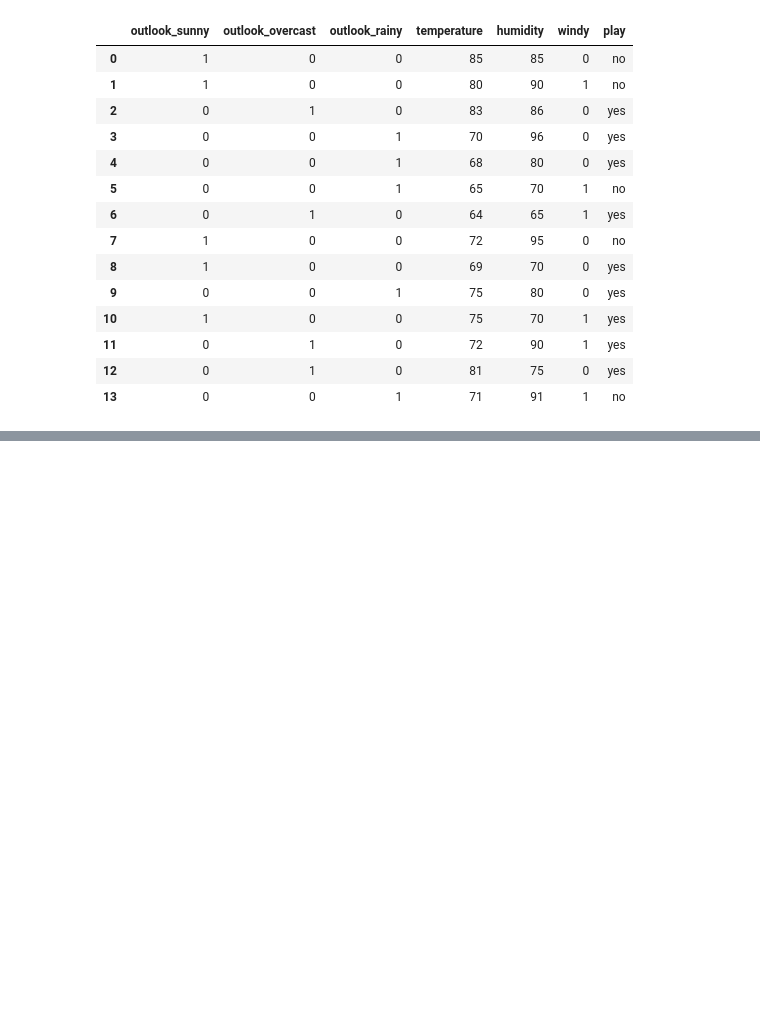
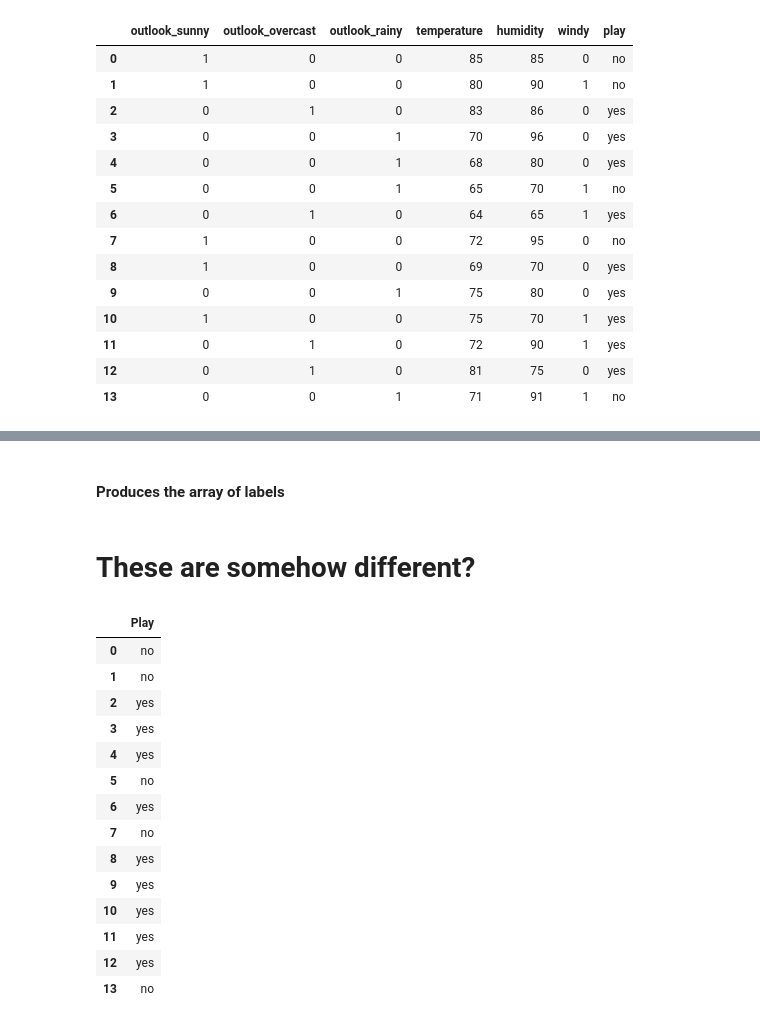
Before and after one commit to HexRoy/CSC310-A3, a Jupyter notebook: Notebook.ipynb, the cells around one changed output, grey strips where cells are left out. Cells and saved outputs as stored; diff of their text form; code cells hidden in the pictures; blank space fills up the shorter version.

```diff
--- a/Notebook.ipynb
+++ b/Notebook.ipynb
@@ -27,0 +83,28 @@ tennis_dtree = tree.DecisionTreeClassifier(criterion='entropy')
+# %% [markdown]
+#### Produces the array of labels
+# %%
+predict_array = tennis_dtree.predict(tennis_numerical)
+# %%
+predicted_labels = pd.DataFrame(predict_array)
+# %%
+predicted_labels.columns = ['Play']
+# %% [markdown]
+# These are somehow different?
+# %%
+predicted_labels
+# %% [output]
+|  | Play |
+| 0 | no |
+| 1 | no |
+| 2 | yes |
+| 3 | yes |
+| 4 | yes |
+| 5 | no |
+| 6 | yes |
+| 7 | no |
+| 8 | yes |
+| 9 | yes |
+| 10 | yes |
+| 11 | yes |
+| 12 | yes |
+| 13 | no |
```
Also changed, not shown: parts of 18 cells of this notebook, 2 other files.
